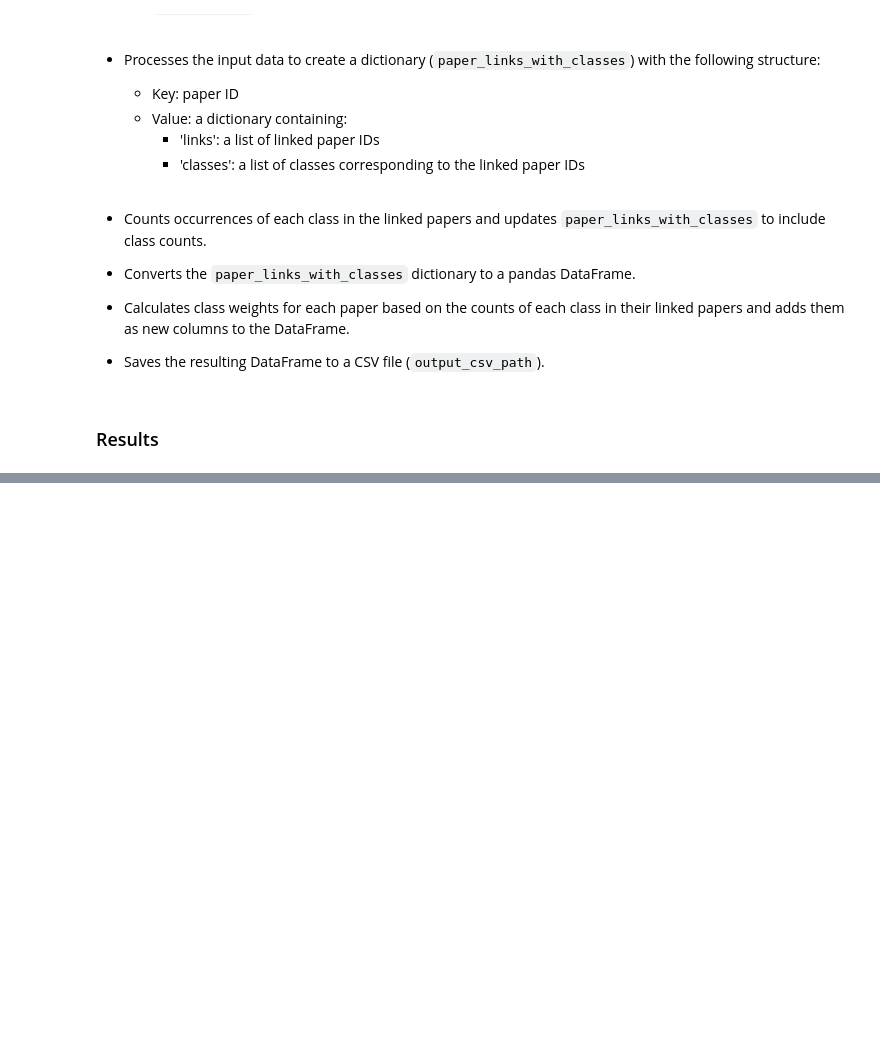
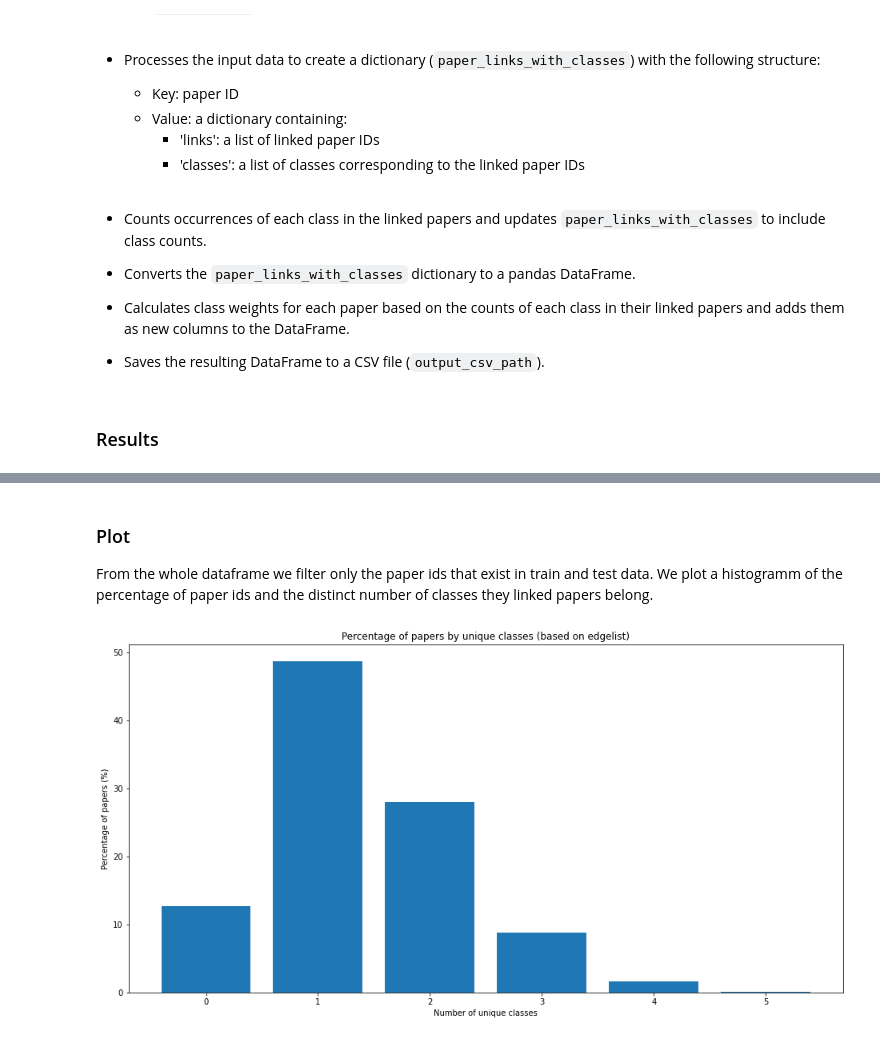
Before and after one commit to panagiotisgia/Publication_Venue_Prediction, a Jupyter notebook: edgelist_feature_extract.ipynb, the cells around one changed output, grey strips where cells are left out. Saved outputs shown, nothing was run; the diff lists cells and outputs as text; code cells hidden in the pictures; blank space fills up the shorter version.

```diff
--- a/edgelist_feature_extract.ipynb
+++ b/edgelist_feature_extract.ipynb
@@ -92,6 +94,9 @@ def process_edgelist_data(y_train_path: Path, edgelist_path: Path, output_csv_pa
         class_weight_column = f'class{i}_weight'
         df[class_weight_column] = df[class_count_column] / df[[f'class{j}' for j in range(5)]].sum(axis=1)
 
+    # Add total_references column
+    df['total_references'] = df[[f'class{j}' for j in range(5)]].sum(axis=1)
+
     # Save the DataFrame to a CSV file
     df.to_csv(output_csv_path, index=False)
     return df
@@ -105,9 +110,12 @@ data_directory = Path("E:/panag/Desktop/Ms Data Science/6 Quarter/Data Science C
 y_train_file = "y_train.txt"
 # Edgelist data
 edgelist_file = "edgelist.txt"
+# Test data
+test_file = "test.txt"
 
 y_train_path = data_directory / y_train_file
 edgelist_path = data_directory / edgelist_file
+test_path     = data_directory / test_file
 output_csv_path =  "features_edgelist.csv"
 
 df = process_edgelist_data(y_train_path, edgelist_path, output_csv_path)
@@ -120,3 +128,43 @@ df.head(5)
 | 2 | 2 | [132575, 36628, 21383, 103558, 10... | [2, 4, 4, 4, 2, 4, 4, 4, 4, 4, 4,... | 0 | 0 | 2 | 0 | 13 | 0.000000 | 0.0 | ... |
 | 3 | 3 | [158930, 20562, 36447, 157194, 16... | [3, 0, 3] | 1 | 0 | 0 | 2 | 0 | 0.333333 | 0.0 | ... |
 | 4 | 4 | [95168, 133558] | [3] | 0 | 0 | 0 | 1 | 0 | 0.000000 | 0.0 | ... |
+# %% [markdown]
+### Plot
+
+From the whole dataframe we filter only the paper ids that exist in train and test data. We plot a histogramm of the percentage of paper ids and the distinct number of classes they linked papers belong.
+# %%
+### Plot paper ids that belongs only in train/test dataset ###
+# Get paper ids from training data
+df_train = pd.read_csv(y_train_path, header=None)
+df_train.columns = ['paper_id','class']
+# Get paper ids from test data
+df_test = pd.read_csv(test_path, header=None)
+df_test.columns = ['paper_id','class_to_predict']
+# Get total paper ids
+paper_ids = tuple(df_train['paper_id'].values) + tuple(df_test['paper_id'].values)
+# Filter the whole dataframe
+df_train_test = df[df['paper_id'].isin(paper_ids)]
+# Convert to dictionary (train/test paper ids)
+paper_dict = df_train_test.set_index('paper_id')['classes'].to_dict()
+
+# Count unique classes for each paper
+paper_classes = {paper: len(set(classes)) for paper, classes in paper_dict.items()}
+# Count the number of papers for each number of unique classes
+class_counts = defaultdict(int)
+for num_classes in paper_classes.values():
+    class_counts[num_classes] += 1
+
+# Calculate the total number of papers
+total_papers = len(paper_dict)
+# Calculate the percentage for each class count
+class_percentages = {k: (v / total_papers) * 100 for k, v in class_counts.items()}
+
+# Plot
+plt.figure(figsize=(16, 8))
+plt.bar(class_percentages.keys(), class_percentages.values())
+plt.xlabel('Number of unique classes')
+plt.ylabel('Percentage of papers (%)')
+plt.title('Percentage of papers by unique classes (based on edgelist)')
+plt.show()
+# %% [output]
+[figure, added]
```
Also changed, not shown: parts of 1 cell of this notebook, 5 other files.
